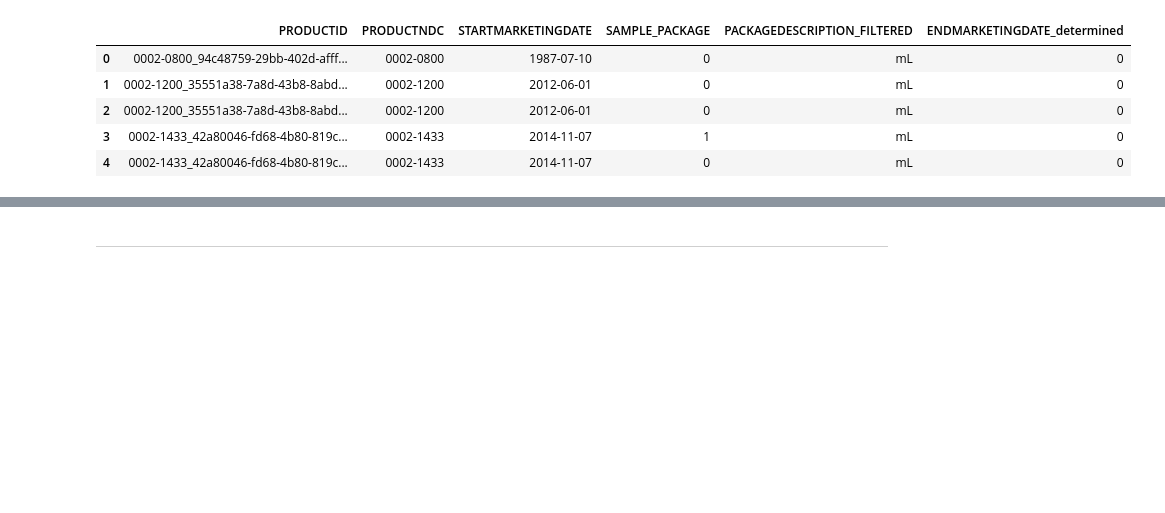
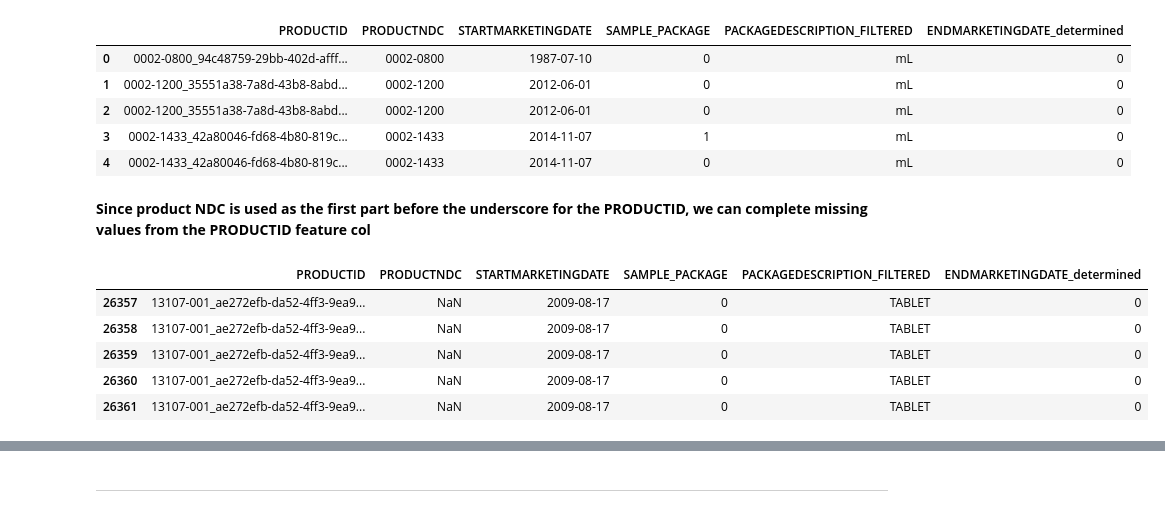
Before and after one commit to simlal/data-mining-assignments_bin710, a Jupyter notebook: dev2/tp2.ipynb, the cells around one changed output, grey strips where cells are left out. Drawn from its saved outputs; the diff is of its cells as text; code cells hidden in the pictures; blank space fills up the shorter version.

Commit message:
Imputation for all NaNs prod/pack

```diff
--- a/dev2/tp2.ipynb
+++ b/dev2/tp2.ipynb
@@ -1542,3 +1938,14 @@ pack.head()
 | 2 | 0002-1200_35551a38-7a8d-43b8-8abd... | 0002-1200 | 2012-06-01 | 0 | mL | 0 |
 | 3 | 0002-1433_42a80046-fd68-4b80-819c... | 0002-1433 | 2014-11-07 | 1 | mL | 0 |
 | 4 | 0002-1433_42a80046-fd68-4b80-819c... | 0002-1433 | 2014-11-07 | 0 | mL | 0 |
+# %% [markdown]
+**Since product NDC is used as the first part before the underscore for the PRODUCTID, we can complete missing values from the PRODUCTID feature col**
+# %%
+pack[pack["PRODUCTNDC"].isnull()].head()
+# %% [output]
+|  | PRODUCTID | PRODUCTNDC | STARTMARKETINGDATE | SAMPLE_PACKAGE | PACKAGEDESCRIPTION_FILTERED | ENDMARKETINGDATE_determined |
+| 26357 | 13107-001_ae272efb-da52-4ff3-9ea9... | NaN | 2009-08-17 | 0 | TABLET | 0 |
+| 26358 | 13107-001_ae272efb-da52-4ff3-9ea9... | NaN | 2009-08-17 | 0 | TABLET | 0 |
+| 26359 | 13107-001_ae272efb-da52-4ff3-9ea9... | NaN | 2009-08-17 | 0 | TABLET | 0 |
+| 26360 | 13107-001_ae272efb-da52-4ff3-9ea9... | NaN | 2009-08-17 | 0 | TABLET | 0 |
+| 26361 | 13107-001_ae272efb-da52-4ff3-9ea9... | NaN | 2009-08-17 | 0 | TABLET | 0 |
```
Also changed, not shown: parts of 107 cells of this notebook.
